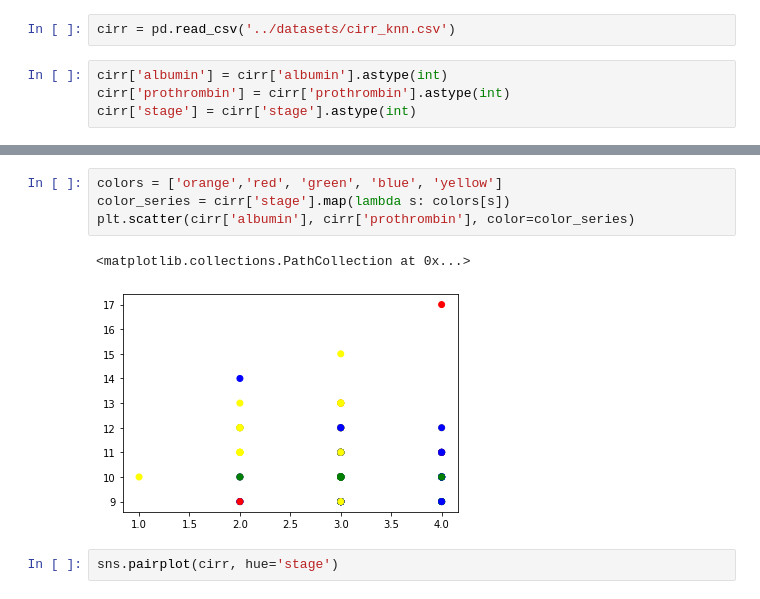
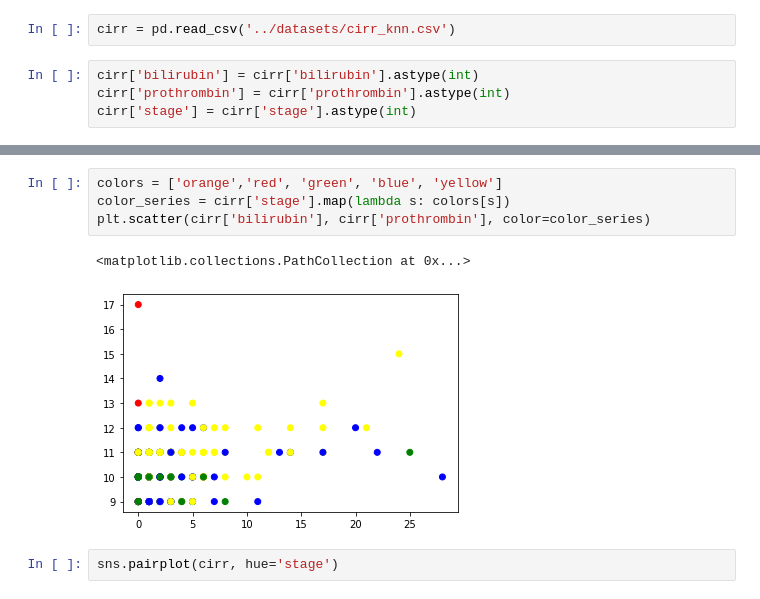
Before and after one commit to jleibow27/cirrhosis, a Jupyter notebook: code/KNN.ipynb, the cells around one changed output, grey strips where cells are left out. Cells and saved outputs as stored; diff of their text form.

```diff
--- a/code/KNN.ipynb
+++ b/code/KNN.ipynb
@@ -14,7 +14,7 @@ from sklearn.datasets import load_iris
 # %%
 cirr = pd.read_csv('../datasets/cirr_knn.csv')
 # %%
-cirr['albumin'] = cirr['albumin'].astype(int)
+cirr['bilirubin'] = cirr['bilirubin'].astype(int)
 cirr['prothrombin'] = cirr['prothrombin'].astype(int)
 cirr['stage'] = cirr['stage'].astype(int)
 # %%
@@ -34,10 +34,10 @@ cirr.head(10)
 # %%
 colors = ['orange','red', 'green', 'blue', 'yellow']
 color_series = cirr['stage'].map(lambda s: colors[s])
-plt.scatter(cirr['albumin'], cirr['prothrombin'], color=color_series)
+plt.scatter(cirr['bilirubin'], cirr['prothrombin'], color=color_series)
 # %% [output]
 <matplotlib.collections.PathCollection at 0x...>
-[figure, old version]
+[figure, new version]
 # %%
 sns.pairplot(cirr, hue='stage')
 # %% [output]
```
Also changed, not shown: parts of 7 cells of this notebook.
